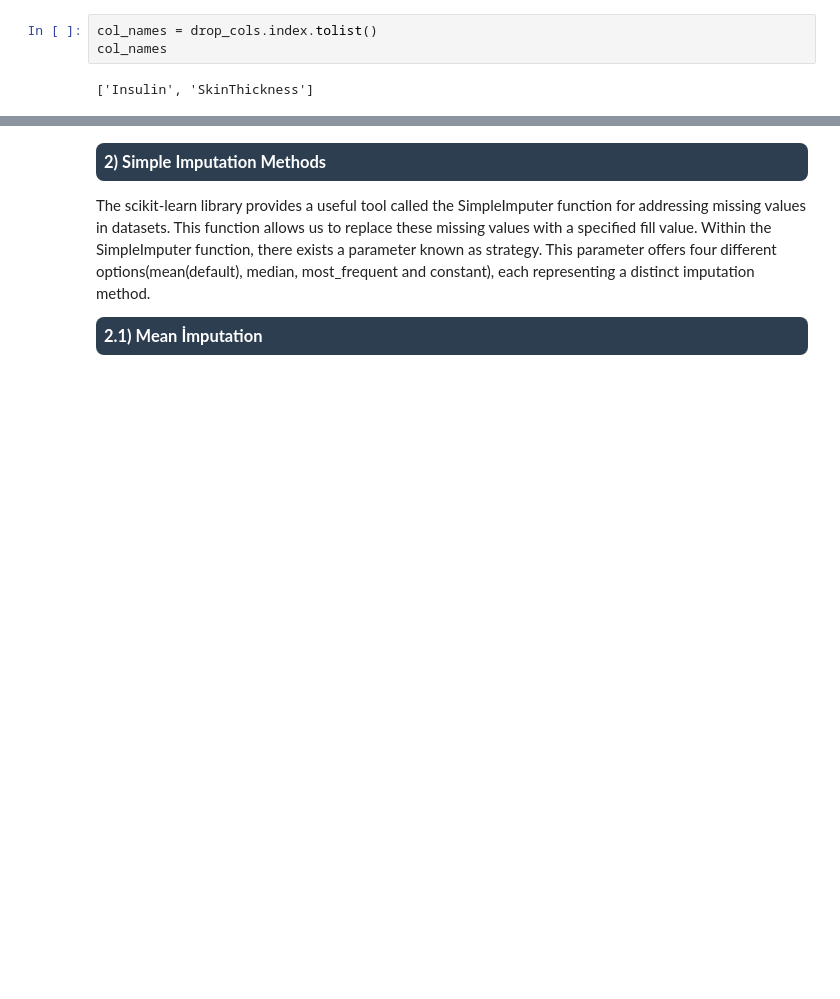
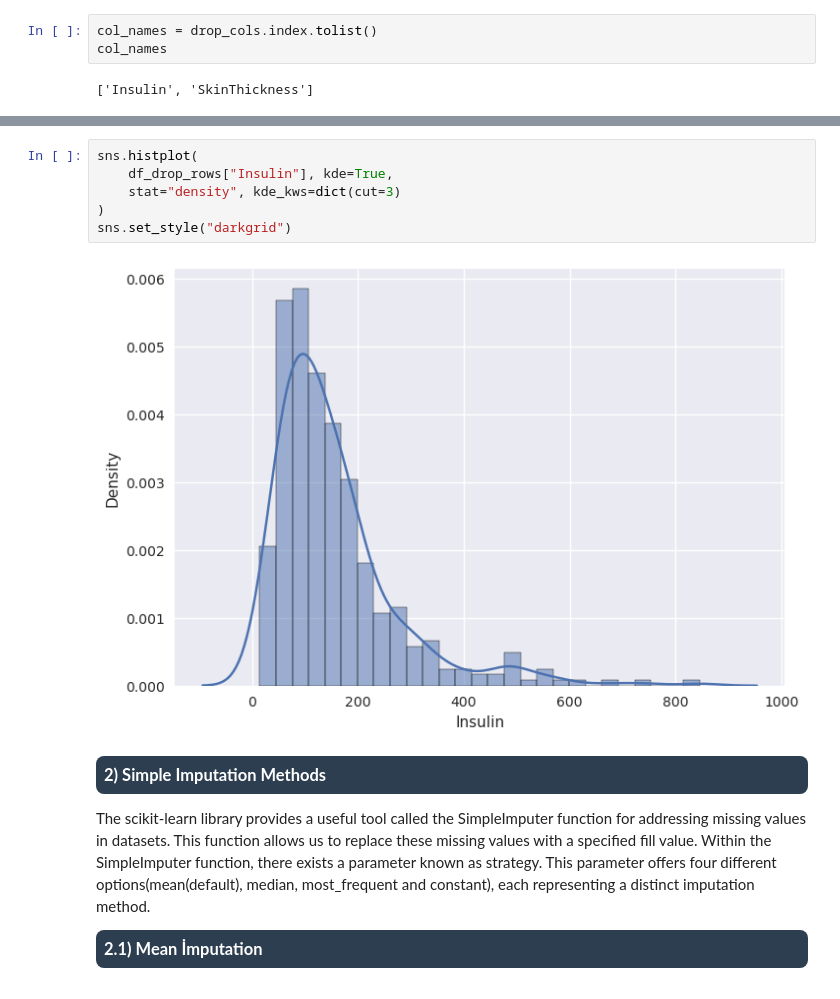
Before and after one commit to hhuseyincosgun/Feature-Engineering, a Jupyter notebook: missing-data-imputation-visualization.ipynb, the cells around one changed output, grey strips where cells are left out. Saved outputs shown, nothing was run; the diff lists cells and outputs as text; blank space fills up the shorter version.

```diff
--- a/missing-data-imputation-visualization.ipynb
+++ b/missing-data-imputation-visualization.ipynb
@@ -184,3 +228,11 @@ df_drop.head()
+# %%
+sns.histplot(
+    df_drop_rows["Insulin"], kde=True,
+    stat="density", kde_kws=dict(cut=3)
+)
+sns.set_style("darkgrid")
+# %% [output]
+[figure, added]
 # %% [markdown]
 <div style="color:white;display:fill;border-radius:8px;
             background-color:#2C3E50 ;font-size:110%;
```
Also changed, not shown: parts of 15 cells of this notebook.
